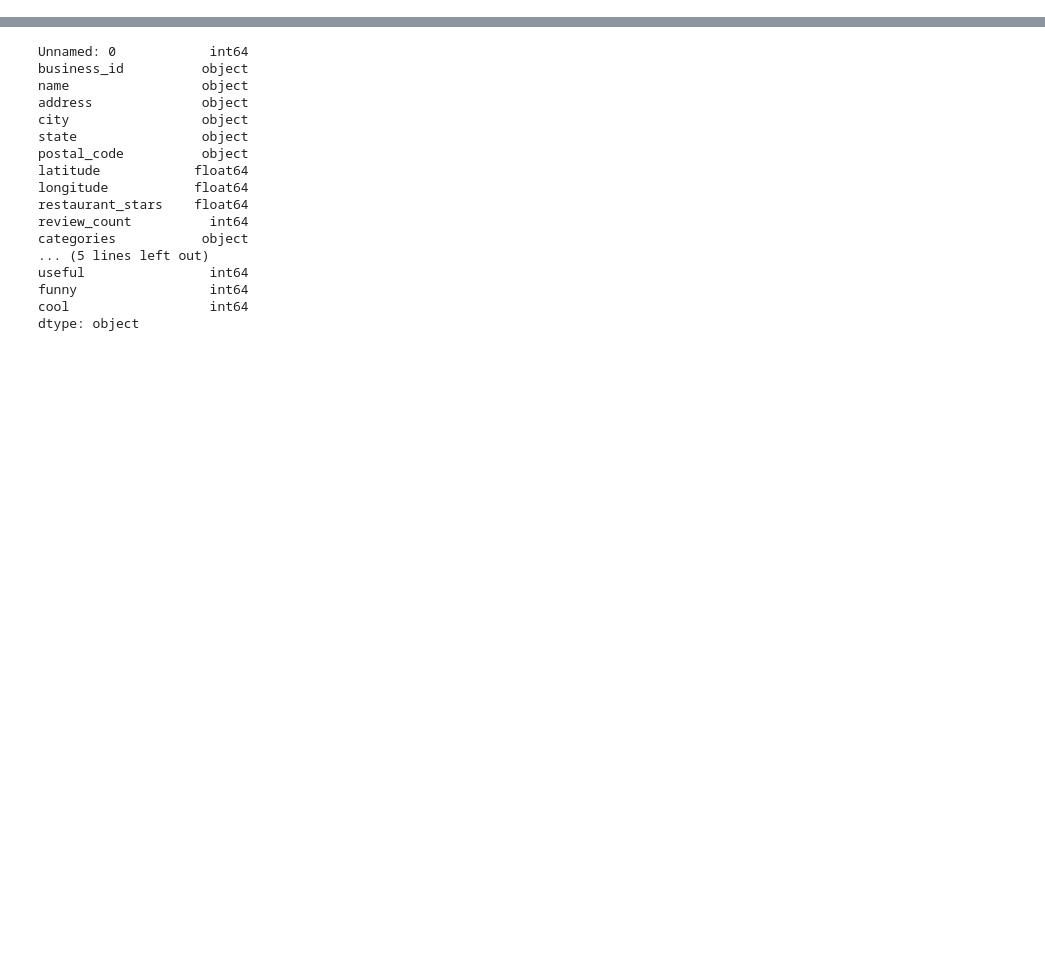
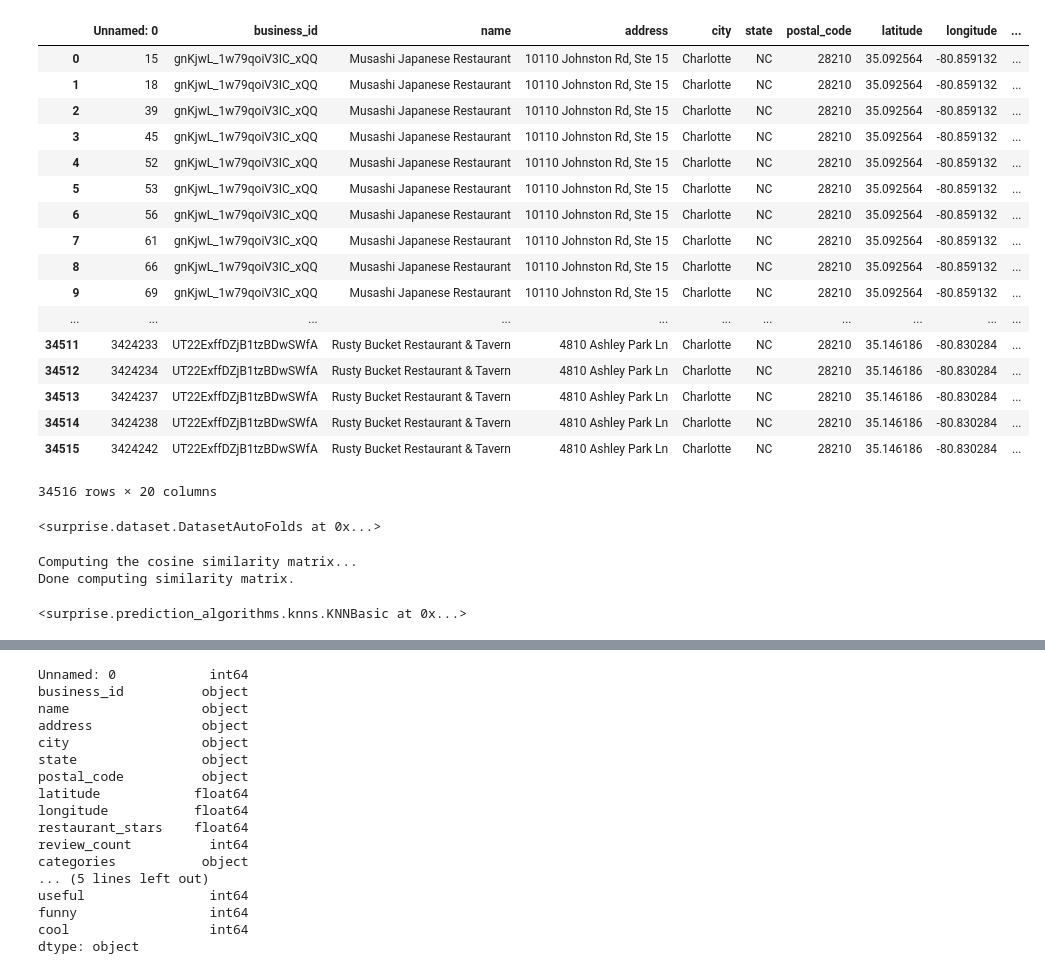
Before and after one commit to parvathy-menon/senior-project, a Jupyter notebook: Initial Model for Connecting with Backend.ipynb, the cells around one changed output, grey strips where cells are left out. Saved outputs shown, nothing was run; the diff lists cells and outputs as text; code cells hidden in the pictures; blank space fills up the shorter version.

Commit message:
Restaurant based collab filtering using cosine similarity for las vegas and charlotte nc

```diff
--- a/Initial Model for Connecting with Backend.ipynb
+++ b/Initial Model for Connecting with Backend.ipynb
@@ -3,3 +3,26 @@ import pandas as pd
 import numpy as np
 from surprise import KNNBasic, evaluate
 from surprise import Dataset, Reader
+# %%
+us_restaurant_review_charlotte_nc = pd.read_csv("yelp_dataset/us_restaurant_review_charlotte_nc.csv")
+# %%
+us_restaurant_review_charlotte_nc
+# %% [output]
+|  | Unnamed: 0 | business_id | name | address | city | state | postal_code | latitude | longitude | ... |
+| 0 | 15 | gnKjwL_1w79qoiV3IC_xQQ | Musashi Japanese Restaurant | 10110 Johnston Rd, Ste 15 | Charlotte | NC | 28210 | 35.092564 | -80.859132 | ... |
+| 1 | 18 | gnKjwL_1w79qoiV3IC_xQQ | Musashi Japanese Restaurant | 10110 Johnston Rd, Ste 15 | Charlotte | NC | 28210 | 35.092564 | -80.859132 | ... |
+| 2 | 39 | gnKjwL_1w79qoiV3IC_xQQ | Musashi Japanese Restaurant | 10110 Johnston Rd, Ste 15 | Charlotte | NC | 28210 | 35.092564 | -80.859132 | ... |
+| 3 | 45 | gnKjwL_1w79qoiV3IC_xQQ | Musashi Japanese Restaurant | 10110 Johnston Rd, Ste 15 | Charlotte | NC | 28210 | 35.092564 | -80.859132 | ... |
+| 4 | 52 | gnKjwL_1w79qoiV3IC_xQQ | Musashi Japanese Restaurant | 10110 Johnston Rd, Ste 15 | Charlotte | NC | 28210 | 35.092564 | -80.859132 | ... |
+| 5 | 53 | gnKjwL_1w79qoiV3IC_xQQ | Musashi Japanese Restaurant | 10110 Johnston Rd, Ste 15 | Charlotte | NC | 28210 | 35.092564 | -80.859132 | ... |
+| 6 | 56 | gnKjwL_1w79qoiV3IC_xQQ | Musashi Japanese Restaurant | 10110 Johnston Rd, Ste 15 | Charlotte | NC | 28210 | 35.092564 | -80.859132 | ... |
+| 7 | 61 | gnKjwL_1w79qoiV3IC_xQQ | Musashi Japanese Restaurant | 10110 Johnston Rd, Ste 15 | Charlotte | NC | 28210 | 35.092564 | -80.859132 | ... |
+| 8 | 66 | gnKjwL_1w79qoiV3IC_xQQ | Musashi Japanese Restaurant | 10110 Johnston Rd, Ste 15 | Charlotte | NC | 28210 | 35.092564 | -80.859132 | ... |
+| 9 | 69 | gnKjwL_1w79qoiV3IC_xQQ | Musashi Japanese Restaurant | 10110 Johnston Rd, Ste 15 | Charlotte | NC | 28210 | 35.092564 | -80.859132 | ... |
+| ... | ... | ... | ... | ... | ... | ... | ... | ... | ... | ... |
+| 34511 | 3424233 | UT22ExffDZjB1tzBDwSWfA | Rusty Bucket Restaurant & Tavern | 4810 Ashley Park Ln | Charlotte | NC | 28210 | 35.146186 | -80.830284 | ... |
+| 34512 | 3424234 | UT22ExffDZjB1tzBDwSWfA | Rusty Bucket Restaurant & Tavern | 4810 Ashley Park Ln | Charlotte | NC | 28210 | 35.146186 | -80.830284 | ... |
+| 34513 | 3424237 | UT22ExffDZjB1tzBDwSWfA | Rusty Bucket Restaurant & Tavern | 4810 Ashley Park Ln | Charlotte | NC | 28210 | 35.146186 | -80.830284 | ... |
+| 34514 | 3424238 | UT22ExffDZjB1tzBDwSWfA | Rusty Bucket Restaurant & Tavern | 4810 Ashley Park Ln | Charlotte | NC | 28210 | 35.146186 | -80.830284 | ... |
+| 34515 | 3424242 | UT22ExffDZjB1tzBDwSWfA | Rusty Bucket Restaurant & Tavern | 4810 Ashley Park Ln | Charlotte | NC | 28210 | 35.146186 | -80.830284 | ... |
+34516 rows × 20 columns
@@ -5,0 +32,4 @@ from surprise import Dataset, Reader
+# %%
+us_restaurant_review_charlotte_nc_data
+# %% [output]
+<surprise.dataset.DatasetAutoFolds at 0x...>
@@ -5,0 +38,13 @@ from surprise import Dataset, Reader
+# %%
+sim_options = {
+    'name': 'cosine',
+    'user_based': False
+}
+
+knn = KNNBasic(sim_options = sim_options)
+
+knn.fit(charlotte_nc_data_train)
+# %% [output]
+Computing the cosine similarity matrix...
+Done computing similarity matrix.
+<surprise.prediction_algorithms.knns.KNNBasic at 0x...>
```
Also changed, not shown: parts of 10 cells of this notebook.
